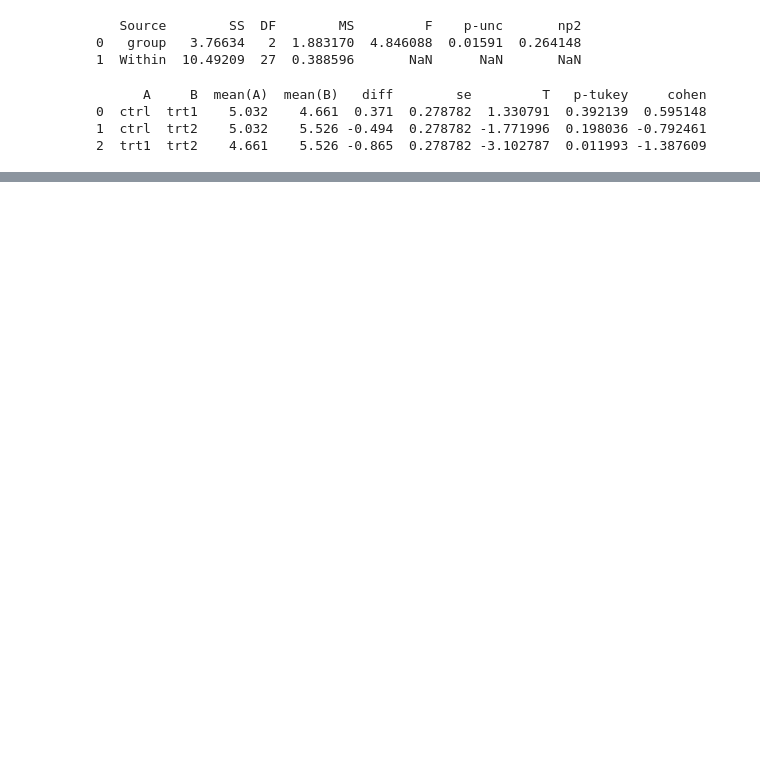
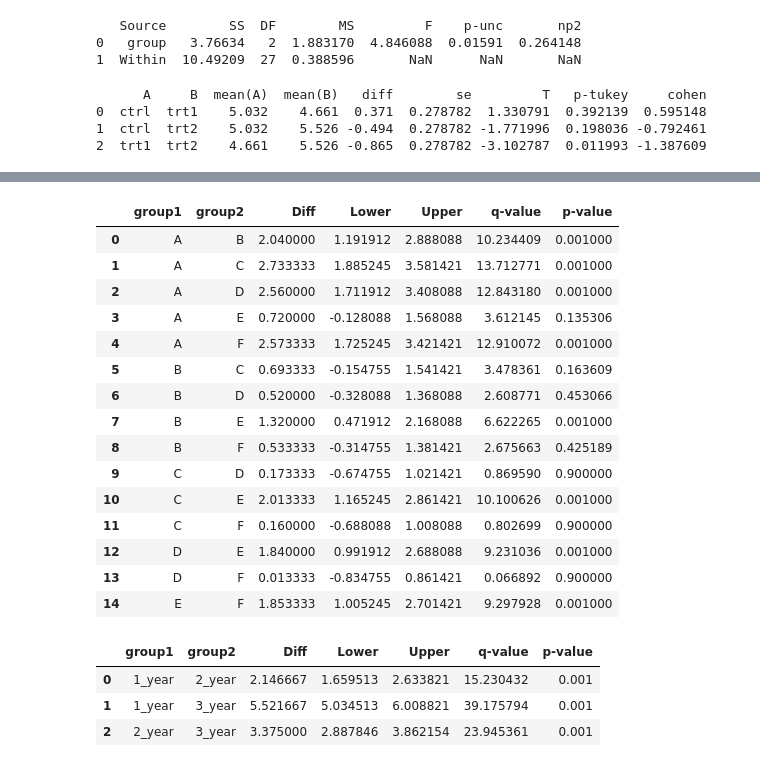
Before and after one commit to zhanyyy7/inf2178h-w22-exp-design-datascience, a Jupyter notebook: notebooks/inclass.ipynb, the cells around one changed output, grey strips where cells are left out. Cells and saved outputs as stored; diff of their text form; code cells hidden in the pictures; blank space fills up the shorter version.

```diff
--- a/notebooks/inclass.ipynb
+++ b/notebooks/inclass.ipynb
@@ -7,6 +7,10 @@ import seaborn as sns
 import random
 import scipy
 from scipy import stats
+from bioinfokit.analys import stat
+from statsmodels.graphics.factorplots import interaction_plot
+res=stat()
+pd.set_option("display.max_rows",None)
 # %%
 #develop fake data
 random.seed(50)
@@ -123,0 +191,30 @@ print(pt)
+# %%
+res=stat()
+res.tukey_hsd(df=d_melt, res_var='value', xfac_var='Genotype',anova_model='value ~ C(Genotype) + C(years) + C(Genotype):C(years)')
+res.tukey_summary
+# %% [output]
+|  | group1 | group2 | Diff | Lower | Upper | q-value | p-value |
+| 0 | A | B | 2.040000 | 1.191912 | 2.888088 | 10.234409 | 0.001000 |
+| 1 | A | C | 2.733333 | 1.885245 | 3.581421 | 13.712771 | 0.001000 |
+| 2 | A | D | 2.560000 | 1.711912 | 3.408088 | 12.843180 | 0.001000 |
+| 3 | A | E | 0.720000 | -0.128088 | 1.568088 | 3.612145 | 0.135306 |
+| 4 | A | F | 2.573333 | 1.725245 | 3.421421 | 12.910072 | 0.001000 |
+| 5 | B | C | 0.693333 | -0.154755 | 1.541421 | 3.478361 | 0.163609 |
+| 6 | B | D | 0.520000 | -0.328088 | 1.368088 | 2.608771 | 0.453066 |
+| 7 | B | E | 1.320000 | 0.471912 | 2.168088 | 6.622265 | 0.001000 |
+| 8 | B | F | 0.533333 | -0.314755 | 1.381421 | 2.675663 | 0.425189 |
+| 9 | C | D | 0.173333 | -0.674755 | 1.021421 | 0.869590 | 0.900000 |
+| 10 | C | E | 2.013333 | 1.165245 | 2.861421 | 10.100626 | 0.001000 |
+| 11 | C | F | 0.160000 | -0.688088 | 1.008088 | 0.802699 | 0.900000 |
+| 12 | D | E | 1.840000 | 0.991912 | 2.688088 | 9.231036 | 0.001000 |
+| 13 | D | F | 0.013333 | -0.834755 | 0.861421 | 0.066892 | 0.900000 |
+| 14 | E | F | 1.853333 | 1.005245 | 2.701421 | 9.297928 | 0.001000 |
+# %%
+res=stat()
+res.tukey_hsd(df=d_melt, res_var='value', xfac_var='years',anova_model='value ~ C(Genotype) + C(years) + C(Genotype):C(years)')
+res.tukey_summary
+# %% [output]
+|  | group1 | group2 | Diff | Lower | Upper | q-value | p-value |
+| 0 | 1_year | 2_year | 2.146667 | 1.659513 | 2.633821 | 15.230432 | 0.001 |
+| 1 | 1_year | 3_year | 5.521667 | 5.034513 | 6.008821 | 39.175794 | 0.001 |
+| 2 | 2_year | 3_year | 3.375000 | 2.887846 | 3.862154 | 23.945361 | 0.001 |
```
Also changed, not shown: parts of 9 cells of this notebook, 4 other files.
